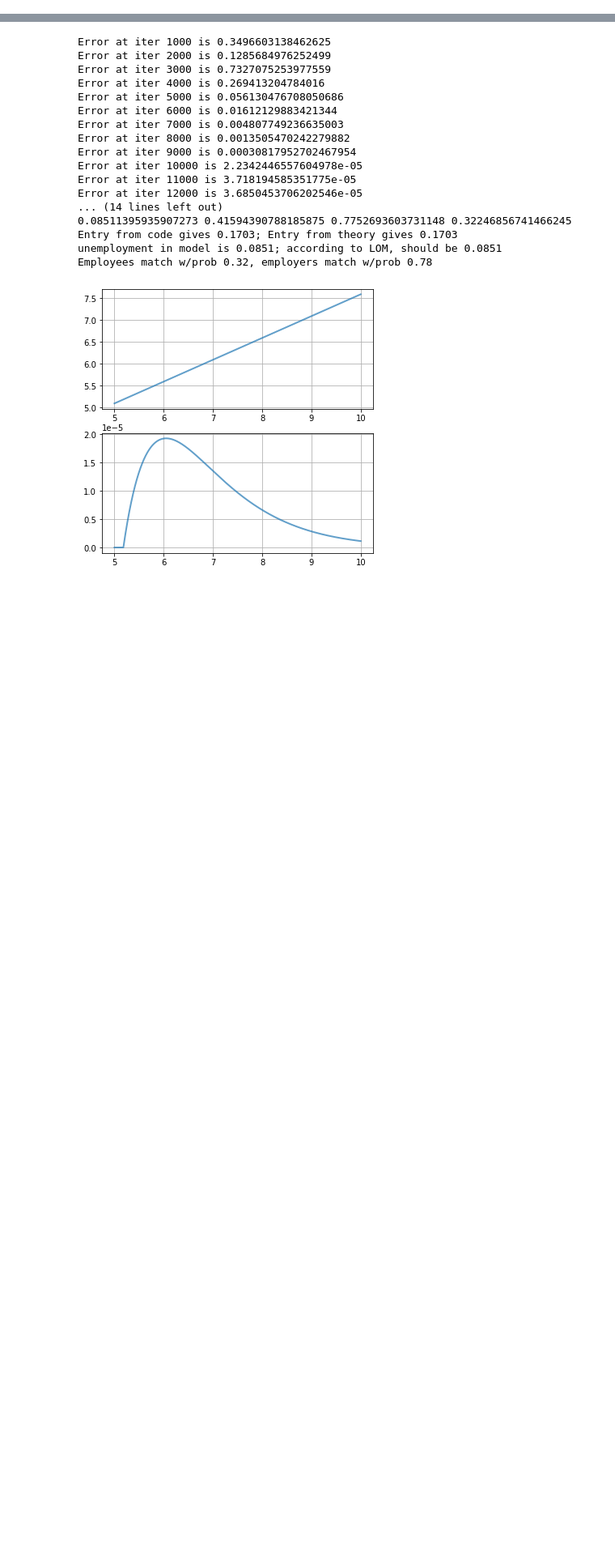
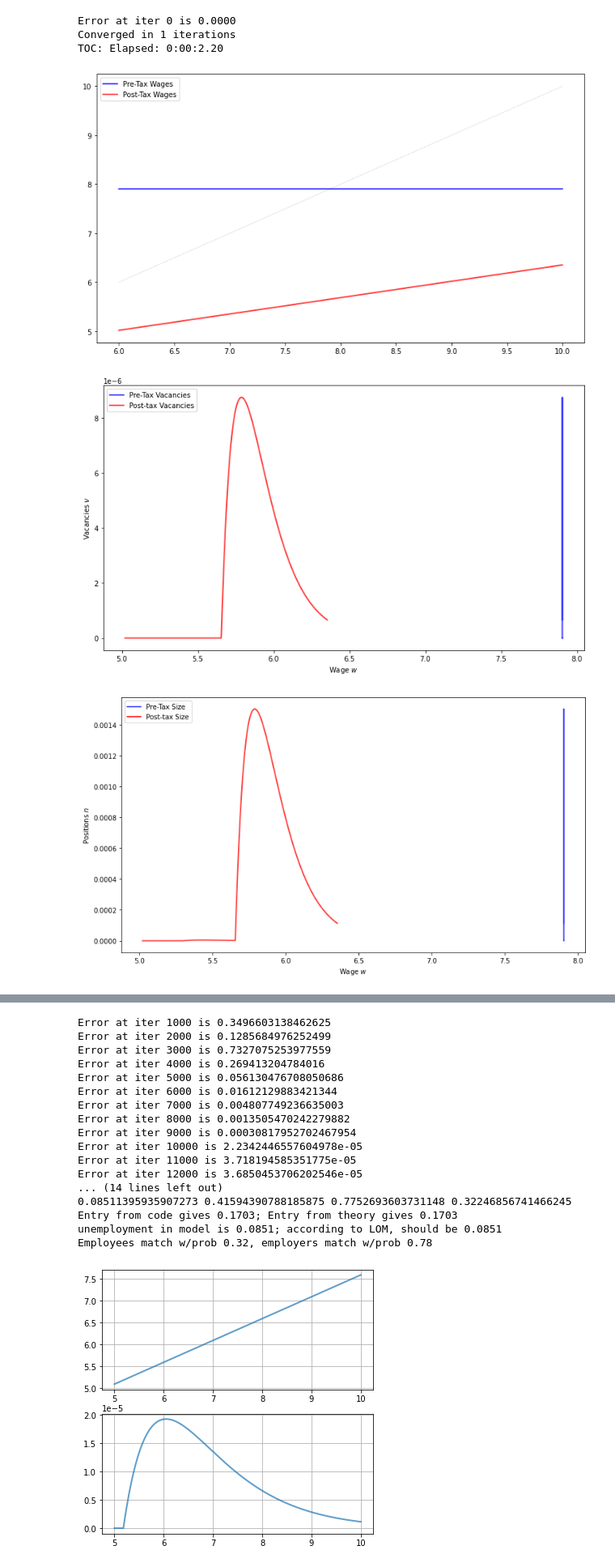
Before and after one commit to spspitze/Outsourcing, a Jupyter notebook: Python Code/LS.ipynb, the cells around one changed output, grey strips where cells are left out. Shown at 81% size. Cells and saved outputs as stored; diff of their text form; code cells hidden in the pictures; blank space fills up the shorter version.

```diff
--- a/Python Code/LS.ipynb
+++ b/Python Code/LS.ipynb
@@ -714,0 +1260,23 @@ Total taxes/transfers are -0.0806
+# %%
+# Run with taxes on wages instead
+tau_w_grid, ls_tau_w = ls_taxes_w(ls, v_grid_p, n_grid_p)
+
+guess_w = v_grid_p, n_grid_p
+
+qe.tic()
+v_grid_tau_w, n_grid_tau_w = ls_solve_model(
+    ls_tau_w, guess_w, tol, max_iter, slow, planner=False, verbose=verbose, print_skip=print_skip)
+qe.toc()
+
+# ls_list_facts(ls_tau_w, v_grid_tau, n_grid_tau)
+
+ls_graph_results(ls_tau_w, v_grid_tau_w, n_grid_tau_w)
+
+tax_compare(ls_tau_w, v_grid_p, n_grid_p, v_grid_tau_w, n_grid_tau_w)
+# %% [output]
+Error at iter 0 is 0.0000
+Converged in 1 iterations
+TOC: Elapsed: 0:00:2.20
+[figure, added]
+[figure, added]
+[figure, added]
```
Also changed, not shown: parts of 11 cells of this notebook, 25 other files.
